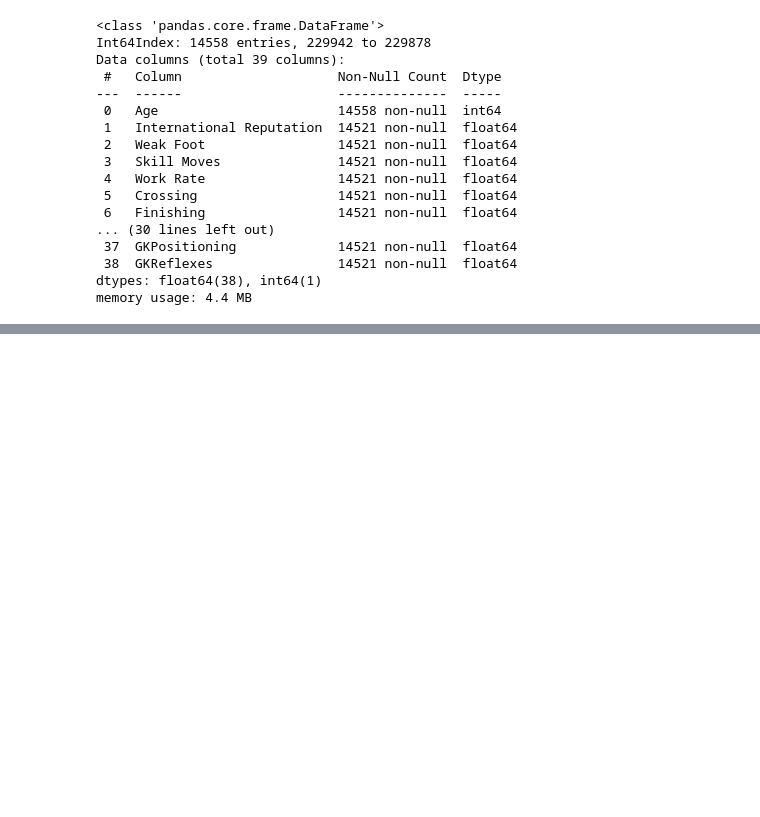
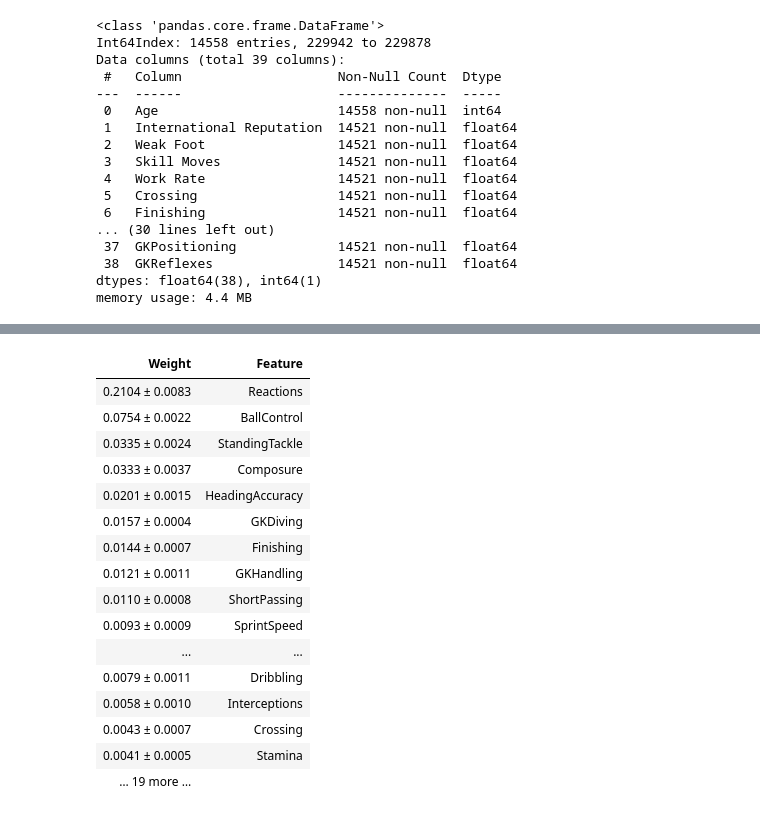
Before and after one commit to johhan27/DS-Unit-2-Applied-Modeling, a Jupyter notebook: LS_DS_231_assignment.ipynb, the cells around one changed output, grey strips where cells are left out. Drawn from its saved outputs; the diff is of its cells as text; code cells hidden in the pictures; blank space fills up the shorter version.

```diff
--- a/LS_DS_231_assignment.ipynb
+++ b/LS_DS_231_assignment.ipynb
@@ -185,6 +185,7 @@ memory usage: 4.4 MB
 from sklearn.pipeline import make_pipeline
 from sklearn.linear_model import LinearRegression
 from sklearn.impute import SimpleImputer
+import xgboost as xgb
 
 model = make_pipeline(
     SimpleImputer(strategy='median'),
@@ -192,4 +193,11 @@ model = make_pipeline(
 )
 
 model.fit(X_train, y_train)
+
+model_2 = make_pipeline(
+    SimpleImputer(strategy='median'),
+    xgb.XGBRegressor()
+)
+
+model_2.fit(X_train,y_train)
 # %% [output]
@@ -237,0 +266,21 @@ mean_absolute_error(y_valid, [y_train_mean for times in range(len(y_valid))])
+# %%
+perm = PermutationImportance(model_2, random_state=1).fit(X_valid, y_valid)
+eli5.show_weights(perm, feature_names = X_valid.columns.tolist())
+# %% [output]
+| Weight | Feature |
+| 0.2104 ± 0.0083 | Reactions |
+| 0.0754 ± 0.0022 | BallControl |
+| 0.0335 ± 0.0024 | StandingTackle |
+| 0.0333 ± 0.0037 | Composure |
+| 0.0201 ± 0.0015 | HeadingAccuracy |
+| 0.0157 ± 0.0004 | GKDiving |
+| 0.0144 ± 0.0007 | Finishing |
+| 0.0121 ± 0.0011 | GKHandling |
+| 0.0110 ± 0.0008 | ShortPassing |
+| 0.0093 ± 0.0009 | SprintSpeed |
+| ... | ... |
+| 0.0079 ± 0.0011 | Dribbling |
+| 0.0058 ± 0.0010 | Interceptions |
+| 0.0043 ± 0.0007 | Crossing |
+| 0.0041 ± 0.0005 | Stamina |
+| … 19 more … |  |
```
Also changed, not shown: parts of 8 cells of this notebook.
